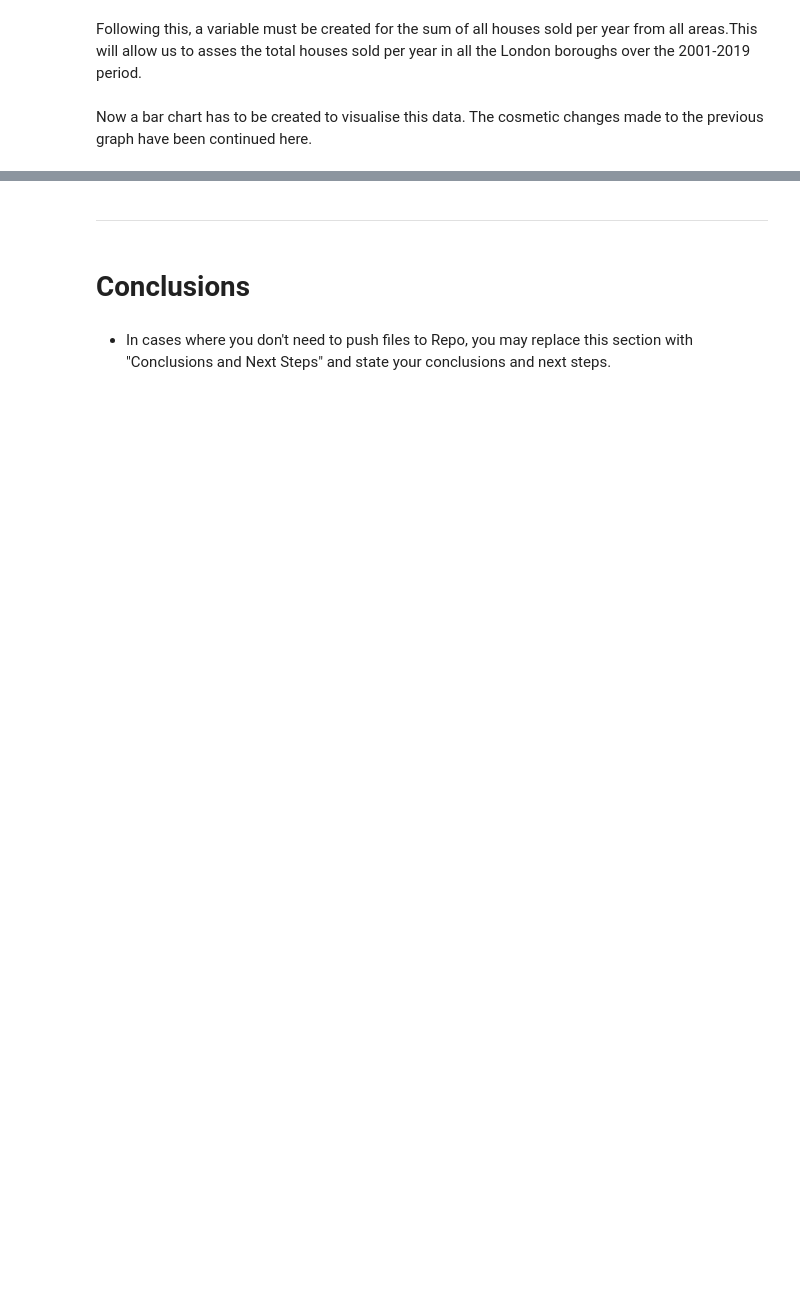
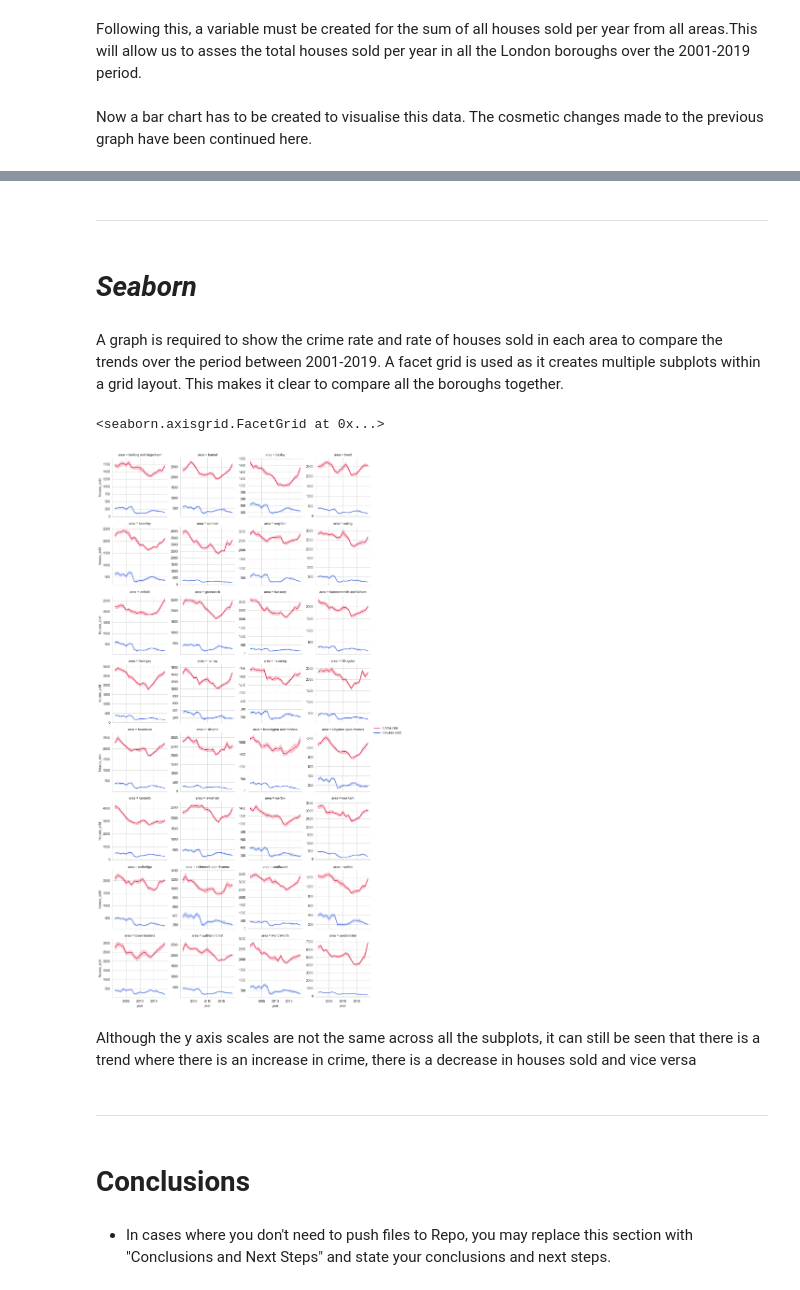
Before and after one commit to naqashb7/london_housing_analysis_project, a Jupyter notebook: jupyter_notebooks/Visualisations.ipynb, the cells around one changed output, grey strips where cells are left out. Drawn from its saved outputs; the diff is of its cells as text; code cells hidden in the pictures; blank space fills up the shorter version.

Commit message:
Seaborn

```diff
--- a/jupyter_notebooks/Visualisations.ipynb
+++ b/jupyter_notebooks/Visualisations.ipynb
@@ -122,0 +123,18 @@ plt.show()
+# %% [markdown]
+---
+# %% [markdown]
+# _Seaborn_
+# %% [markdown]
+A graph is required to show the crime rate and rate of houses sold in each area to compare the trends over the period between 2001-2019. A facet grid is used as it creates multiple subplots within a grid layout. This makes it clear to compare all the boroughs together.
+# %%
+borough_facetgrid = sns.FacetGrid(clean_london_housing_data_df, col="area", col_wrap=4, height=3, sharey=False)
+
+borough_facetgrid.map(sns.lineplot, "year", "no_of_crimes",color= "crimson", label="Crime rate")
+borough_facetgrid.map(sns.lineplot, "year", "houses_sold", color= "royalblue", label="Houses Sold")
+
+borough_facetgrid.add_legend()
+# %% [output]
+<seaborn.axisgrid.FacetGrid at 0x...>
+[figure, added]
+# %% [markdown]
+Although the y axis scales are not the same across all the subplots, it can still be seen that there is a trend where there is an increase in crime, there is a decrease in houses sold and vice versa
```
Also changed, not shown: parts of 3 cells of this notebook.
